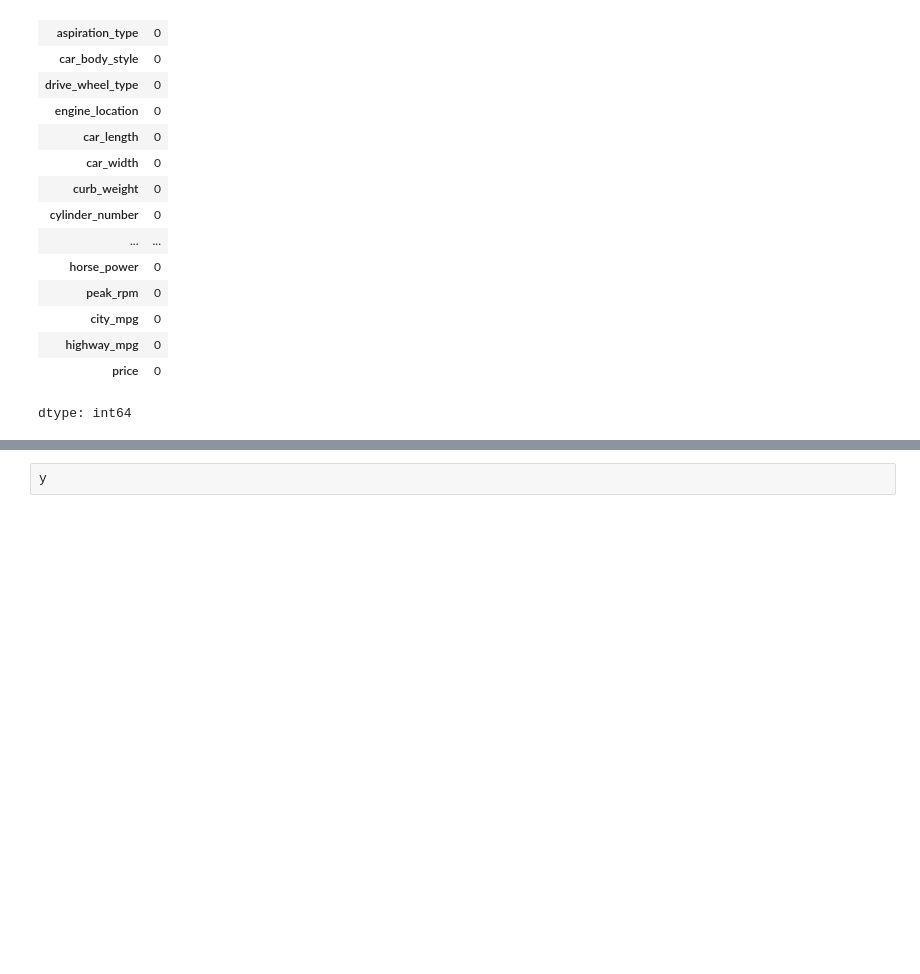
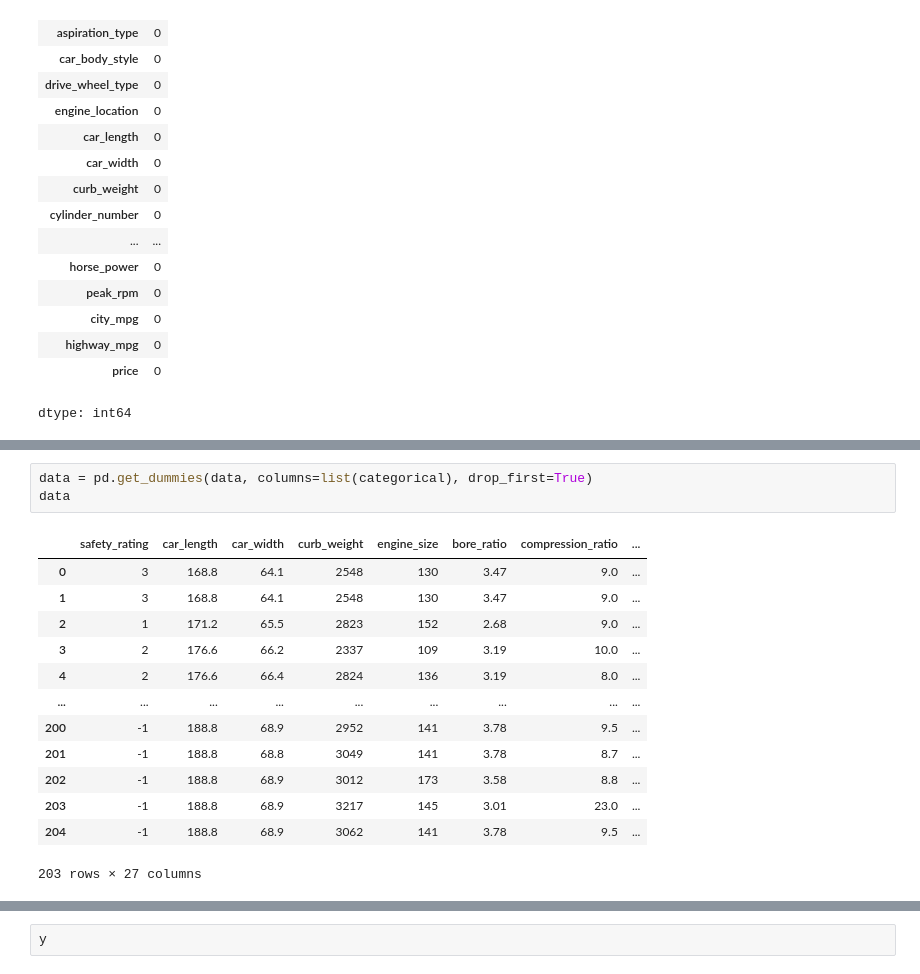
Before and after one commit to juma-paul/deep_learning, a Jupyter notebook: LinearRegressionAsASingleNeuronNN.ipynb, the cells around one changed output, grey strips where cells are left out. Cells and saved outputs as stored; diff of their text form; blank space fills up the shorter version.

```diff
--- a/LinearRegressionAsASingleNeuronNN.ipynb
+++ b/LinearRegressionAsASingleNeuronNN.ipynb
@@ -143,0 +159,17 @@ dtype: int64
+# %%
+data = pd.get_dummies(data, columns=list(categorical), drop_first=True)
+data
+# %% [output]
+|  | safety_rating | car_length | car_width | curb_weight | engine_size | bore_ratio | compression_ratio | ... |
+| 0 | 3 | 168.8 | 64.1 | 2548 | 130 | 3.47 | 9.0 | ... |
+| 1 | 3 | 168.8 | 64.1 | 2548 | 130 | 3.47 | 9.0 | ... |
+| 2 | 1 | 171.2 | 65.5 | 2823 | 152 | 2.68 | 9.0 | ... |
+| 3 | 2 | 176.6 | 66.2 | 2337 | 109 | 3.19 | 10.0 | ... |
+| 4 | 2 | 176.6 | 66.4 | 2824 | 136 | 3.19 | 8.0 | ... |
+| ... | ... | ... | ... | ... | ... | ... | ... | ... |
+| 200 | -1 | 188.8 | 68.9 | 2952 | 141 | 3.78 | 9.5 | ... |
+| 201 | -1 | 188.8 | 68.8 | 3049 | 141 | 3.78 | 8.7 | ... |
+| 202 | -1 | 188.8 | 68.9 | 3012 | 173 | 3.58 | 8.8 | ... |
+| 203 | -1 | 188.8 | 68.9 | 3217 | 145 | 3.01 | 23.0 | ... |
+| 204 | -1 | 188.8 | 68.9 | 3062 | 141 | 3.78 | 9.5 | ... |
+203 rows × 27 columns
```
Also changed, not shown: parts of 44 cells of this notebook.
